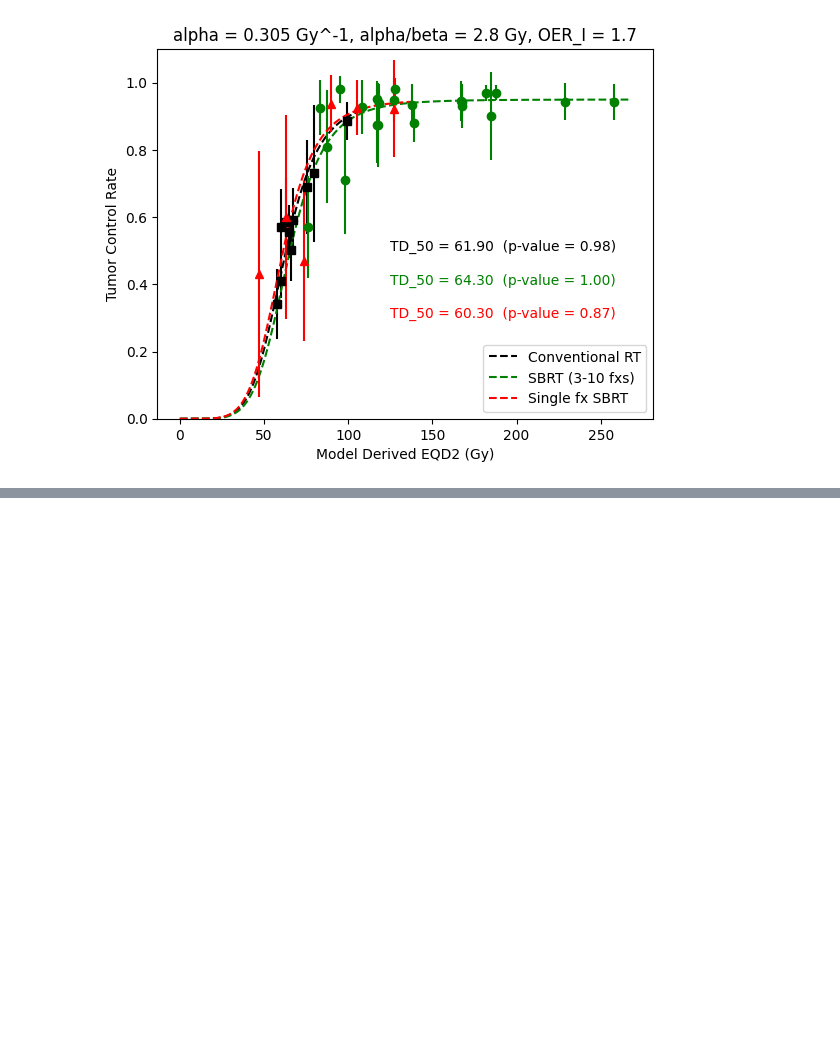
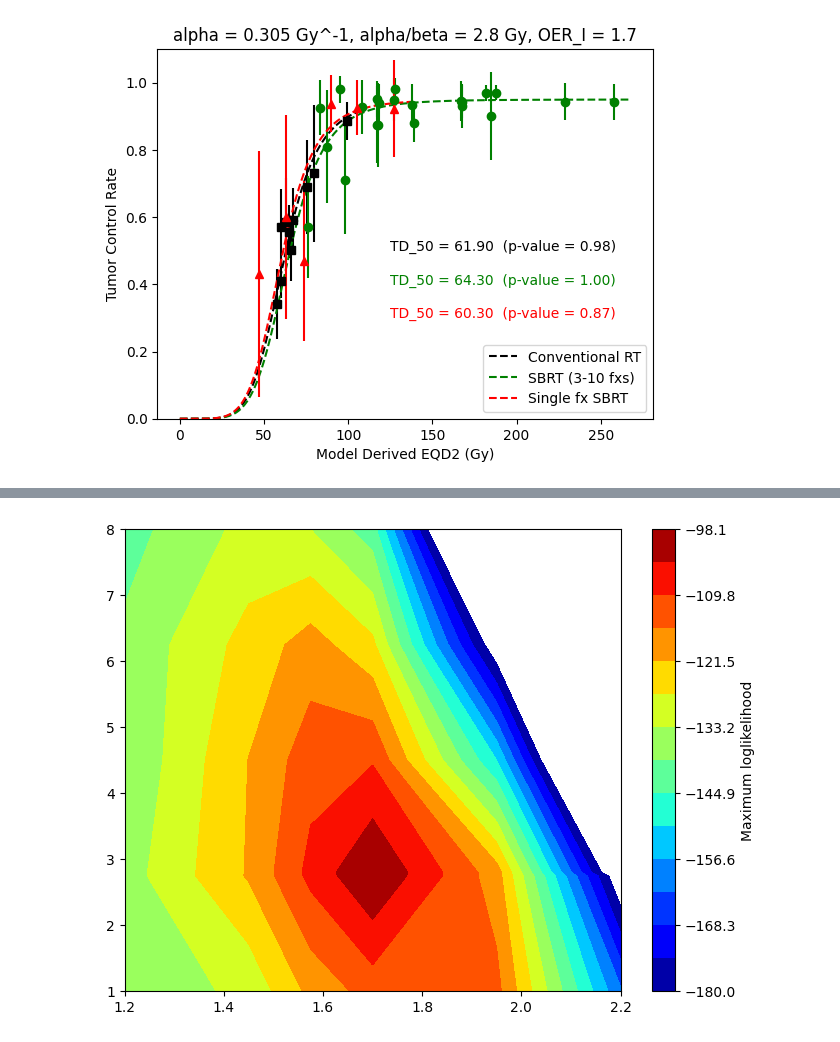
Before and after one commit to susanne104/MSK, a Jupyter notebook: MLEpython1.ipynb, the cells around one changed output, grey strips where cells are left out. Saved outputs shown, nothing was run; the diff lists cells and outputs as text; code cells hidden in the pictures; blank space fills up the shorter version.

```diff
--- a/MLEpython1.ipynb
+++ b/MLEpython1.ipynb
@@ -1760,0 +1736,20 @@ plt.show()
+# %%
+# Create custom contour levels with a level at -180
+custom_levels = np.linspace(-180, max_z, 15)  # Adjust the number of levels as needed
+
+
+# Create a contour plot with a custom color map
+plt.figure(figsize=(8, 6))
+contour = plt.contourf(x_grid, y_grid, z_grid, levels=custom_levels, cmap='jet')
+
+# Define a threshold
+threshold = -180
+
+# Create a masked array to mask values below the threshold
+z_masked = masked_where(z_grid < threshold, z_grid)
+
+# Add a color bar legend
+cbar = plt.colorbar(contour)
+cbar.set_label('Maximum loglikelihood')
+# %% [output]
+[figure, added]
```
Also changed, not shown: parts of 25 cells of this notebook.
